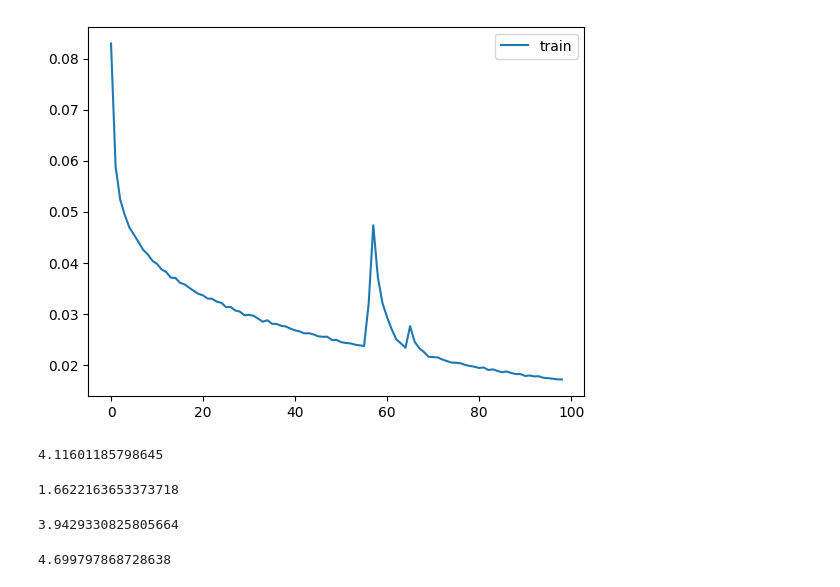
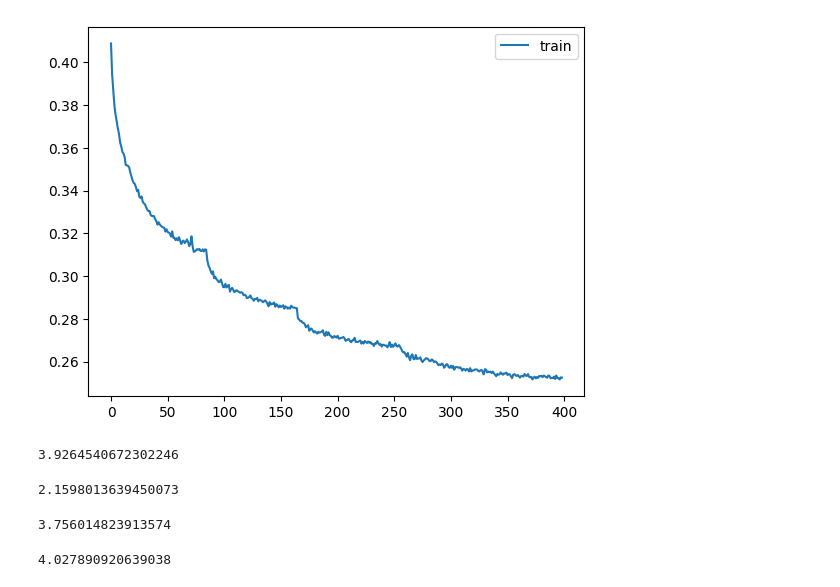
Before and after one commit to zeux/mlexp, a Jupyter notebook: words/reviews.ipynb, the cells around one changed output. Drawn from its saved outputs; the diff is of its cells as text; code cells hidden in the pictures.

Commit message:
words: Switch to BCE + train for longer
Not sure if this is better or worse :) The loss curve looks nice!

```diff
--- a/words/reviews.ipynb
+++ b/words/reviews.ipynb
@@ -90,10 +90,9 @@ class Net(nn.Module):
         return x
     def loss(self, pred, y):
         # y is in range 1..5, so we need to convert it to 0..1
-        # TODO: not sure MSE loss is great? could try binary CE instead
-        return F.mse_loss(pred, (y - 1) / 4)
+        return F.binary_cross_entropy(pred, (y - 1) / 4)
 # %%
 net = Net(w2v, 512, 3).to(device)
 data = D.DataLoader(ReviewDataset("../movie-ratings.json", 128), batch_size=256, num_workers=4)
-trainer.train(net, data, epochs=100, batch_limit=1000)
+trainer.train(net, data, epochs=400, batch_limit=1000, patience=10)
 # %% [output]
@@ -101,4 +100,4 @@ Train [28.399M params]: 100 epochs took 5234.46 sec, train loss 0.017124, val lo
-[figure, old version]
+[figure, new version]
 # %%
 def score(net, text, limit=128):
     words = [vocab[w] for s in sentences(text) for w in s if w in vocab]
@@ -120,10 +119,12 @@ Cons - Few silly logical mistakes that you can't ignore .
 Overall , to the action lovers and John wick fans out there don't miss out to watch it on big screen . Must watch . Highly recommended .
 """)
 # %% [output]
-4.11601185798645
+3.9264540672302246
 # %%
 score(net, """
-I am not sure what I have watched. Seriously, I'm in schock lol... I am a big fan of slashers so that's why I've watched almost all the great and the surreal ones too. This movie is on the top list of the worst. But, let me tell you something, if you want to watch a slasher starring Winne the Poh you can't expect an Oscar winning here. But I think it could have been far better with a more serious script and actors.
+I am not sure what I have watched. Seriously, I'm in schock lol... I am a big fan of slashers so that's why I've watched almost all the great and the surreal ones too.
+This movie is on the top list of the worst. But, let me tell you something, if you want to watch a slasher starring Winne the Poh you can't expect an Oscar winning here.
+But I think it could have been far better with a more serious script and actors.
 
 First, the movie is maximum a Z one. It is bad, really bad in all aspects. Even the gore looked pretty cheap.
 
@@ -134,7 +135,7 @@ Last but not least, the best are the girls ready to dissapear. Didn't feel anyth
 So, overall if you want to waste some time watching a terrible slasher, do it. Even you can find somehow entertaining if you're in the mood.
 """)
 # %% [output]
-1.6622163653373718
+2.1598013639450073
 # %%
 score(net, """
 At this point, "The Avengers" has made around 100 trillion dollars (or so)--and so it's obvious that people love the film.
@@ -148,7 +149,7 @@ For me, it just felt numbing after a while and I would have liked more of the ch
 but the earlier Marvel/Disney films I liked just a bit better. Just my two cents worth...
 """)
 # %% [output]
-3.9429330825805664
+3.756014823913574
 # %%
 score(net, """
 The 21st century has seen more superhero movies than I can count. This year alone has already seen "Black Panther".
@@ -164,4 +165,4 @@ I'd like to see a crossover between this movie and John Landis's horror movie.
 Anyway, it's not the ultimate masterpiece, but undeniably fun.
 """)
 # %% [output]
-4.699797868728638
+4.027890920639038
```
Also changed, not shown: parts of 2 cells of this notebook.
